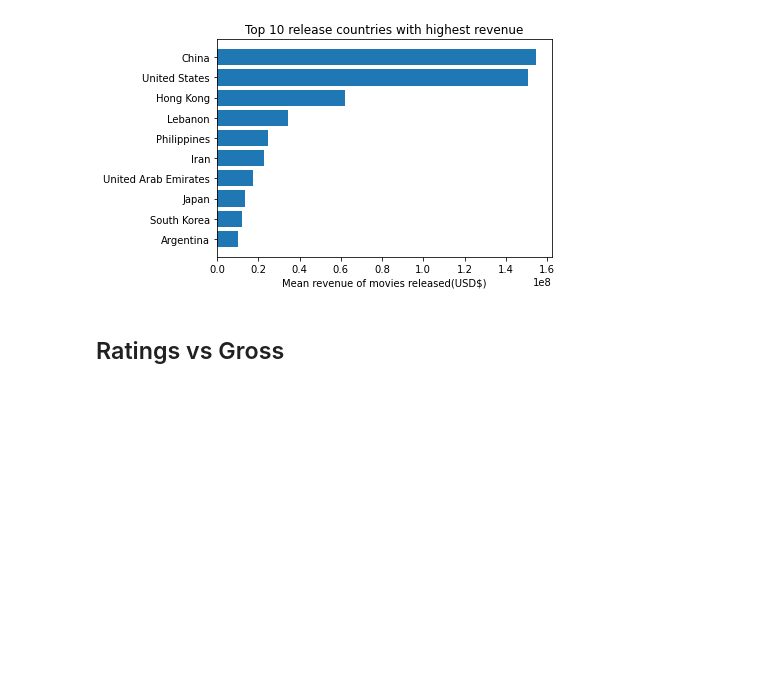
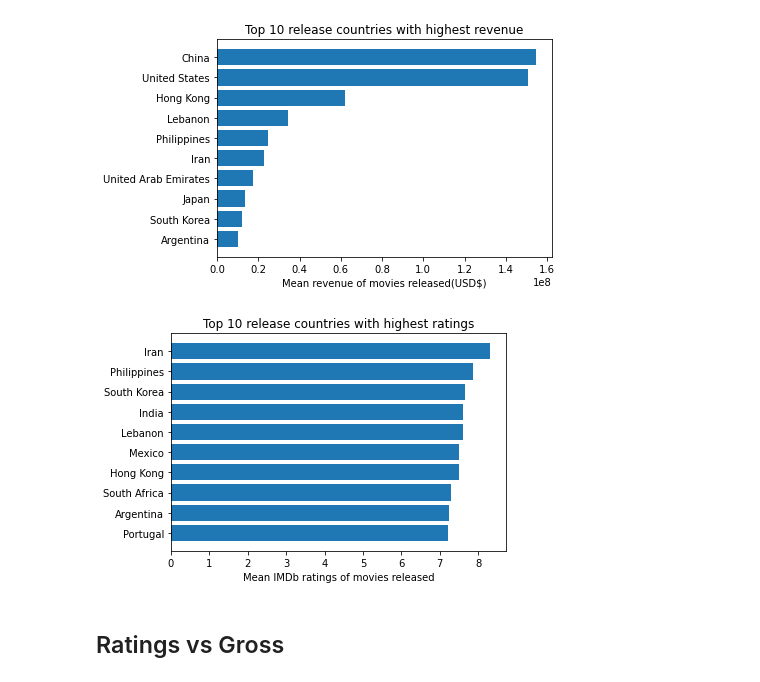
Before and after one commit to soaza/dao2702-project, a Jupyter notebook: movies_analysis.ipynb, the cells around one changed output. Saved outputs shown, nothing was run; the diff lists cells and outputs as text; code cells hidden in the pictures; blank space fills up the shorter version.

```diff
--- a/movies_analysis.ipynb
+++ b/movies_analysis.ipynb
@@ -165,6 +165,17 @@ plt.xlabel("Mean revenue of movies released(USD$)")
 plt.show()
 # %% [output]
 [figure]
+# %%
+top10countries_score = df[["releaseCountry", "score"]].groupby("releaseCountry").mean().reset_index().nlargest(10, "score")
+top10countries_score = top10countries_score.sort_values("score")
+
+fig, ax = plt.subplots()
+ax.barh(top10countries_score["releaseCountry"], top10countries_score["score"])
+plt.title("Top 10 release countries with highest ratings")
+plt.xlabel("Mean IMDb ratings of movies released")
+plt.show()
+# %% [output]
+[figure, added]
 # %% [markdown]
 ##  Ratings vs Gross
 # %%
```
Also changed, not shown: parts of 3 cells of this notebook, 1 other file.
